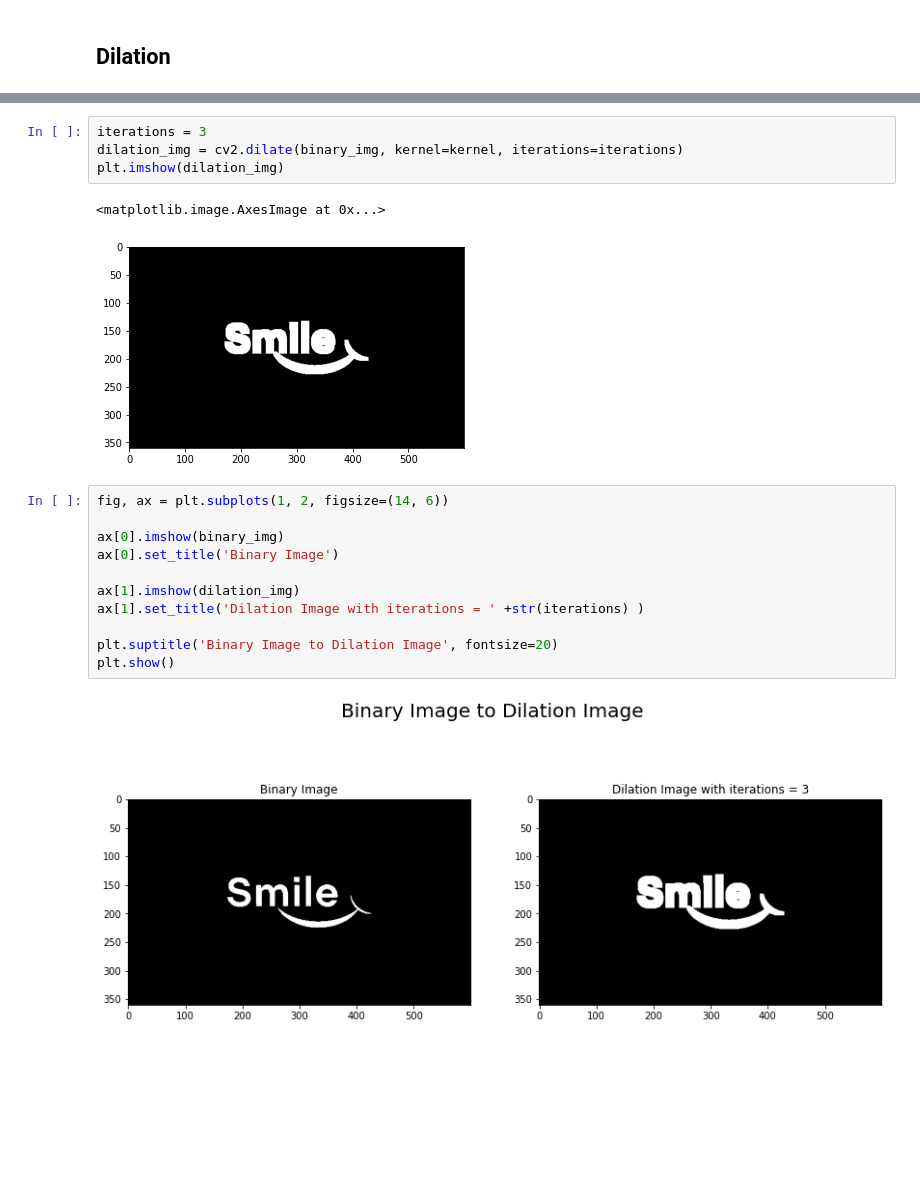
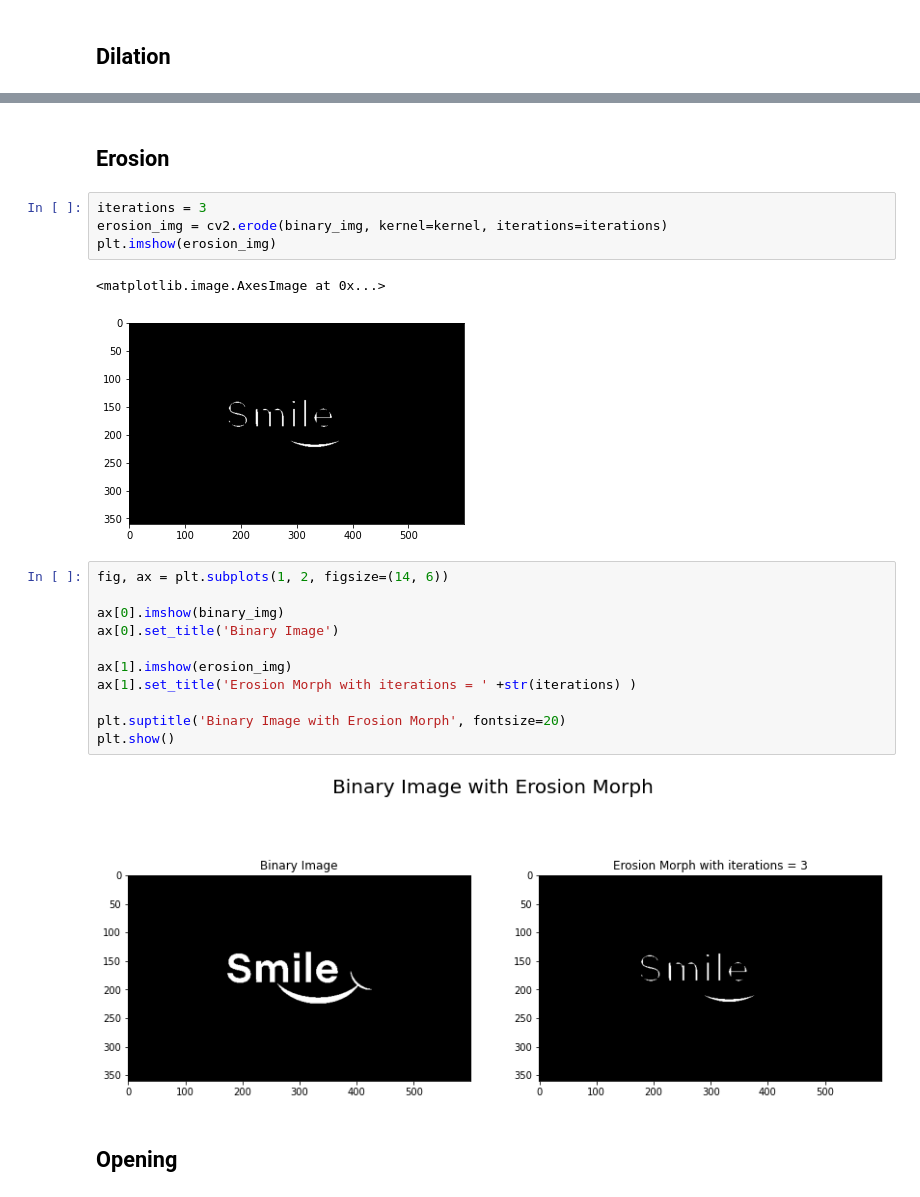
Before and after one commit to mamuncseru/dip-assignments, a Jupyter notebook: assignment8.ipynb, the cells around one changed output, grey strips where cells are left out. Cells and saved outputs as stored; diff of their text form; blank space fills up the shorter version.

```diff
--- a/assignment8.ipynb
+++ b/assignment8.ipynb
@@ -35,20 +94,24 @@ array([[1., 1., 1.],
+# %% [markdown]
+## Erosion
 # %%
 iterations = 3
-dilation_img = cv2.dilate(binary_img, kernel=kernel, iterations=iterations)
-plt.imshow(dilation_img)
+erosion_img = cv2.erode(binary_img, kernel=kernel, iterations=iterations)
+plt.imshow(erosion_img)
 # %% [output]
 <matplotlib.image.AxesImage at 0x...>
-[figure, old version]
+[figure, new version]
 # %%
 fig, ax = plt.subplots(1, 2, figsize=(14, 6))
 
 ax[0].imshow(binary_img)
 ax[0].set_title('Binary Image')
 
-ax[1].imshow(dilation_img)
-ax[1].set_title('Dilation Image with iterations = ' +str(iterations) )
+ax[1].imshow(erosion_img)
+ax[1].set_title('Erosion Morph with iterations = ' +str(iterations) )
 
-plt.suptitle('Binary Image to Dilation Image', fontsize=20)
+plt.suptitle('Binary Image with Erosion Morph', fontsize=20)
 plt.show()
 # %% [output]
-[figure, old version]
+[figure, new version]
+# %% [markdown]
+## Opening
```
Also changed, not shown: parts of 7 cells of this notebook, 5 other files.
